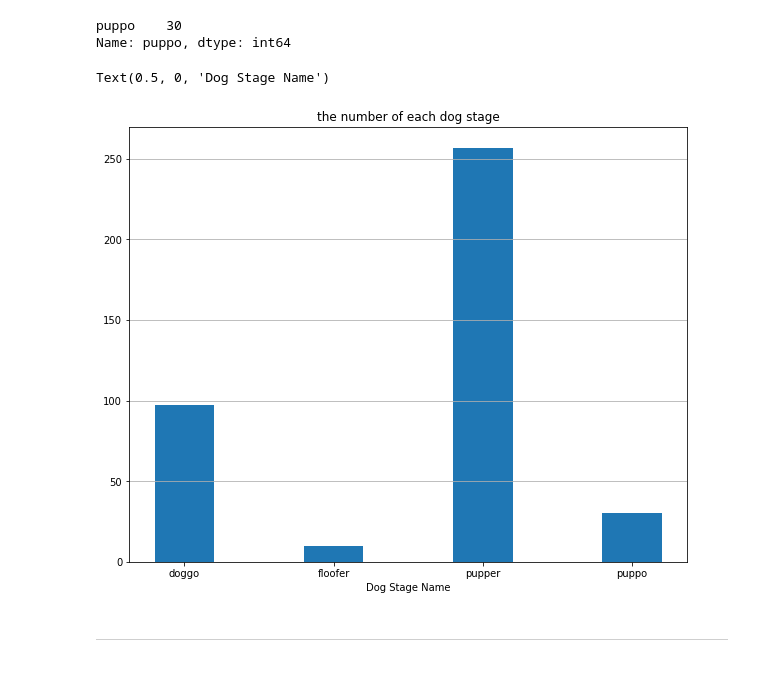
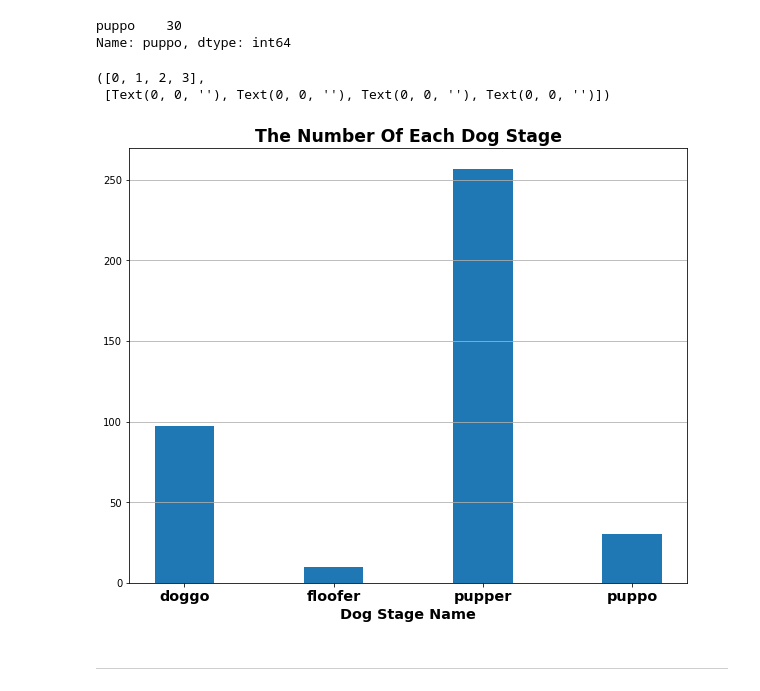
Before and after one commit to YousefSaber/Data-Wrangle-Project, a Jupyter notebook: wrangle_act.ipynb, the cells around one changed output. Saved outputs shown, nothing was run; the diff lists cells and outputs as text; code cells hidden in the pictures.

```diff
--- a/wrangle_act.ipynb
+++ b/wrangle_act.ipynb
@@ -827,14 +827,16 @@ Name: puppo, dtype: int64
 # %%
 number = [97,10,257,30]
 dog_stage_names = Twitter_Archive.columns[8:]
 plt.figure(figsize=(10,8))
 plt.grid(True,axis='y')
 plt.bar(dog_stage_names,number,width=0.4)
-plt.title("the number of each dog stage")
-plt.xlabel("Dog Stage Name")
+plt.title("The Number Of Each Dog Stage",fontsize='xx-large',fontweight='bold')
+plt.xlabel("Dog Stage Name",fontweight='bold',fontsize='x-large')
+plt.xticks(fontweight='bold',fontsize='x-large')
 # %% [output]
-Text(0.5, 0, 'Dog Stage Name')
+([0, 1, 2, 3],
+ [Text(0, 0, ''), Text(0, 0, ''), Text(0, 0, ''), Text(0, 0, '')])
-[figure, old version]
+[figure, new version]
 # %% [markdown]
 ***
 # %% [markdown]
```
Also changed, not shown: parts of 4 cells of this notebook, 1 other file.
